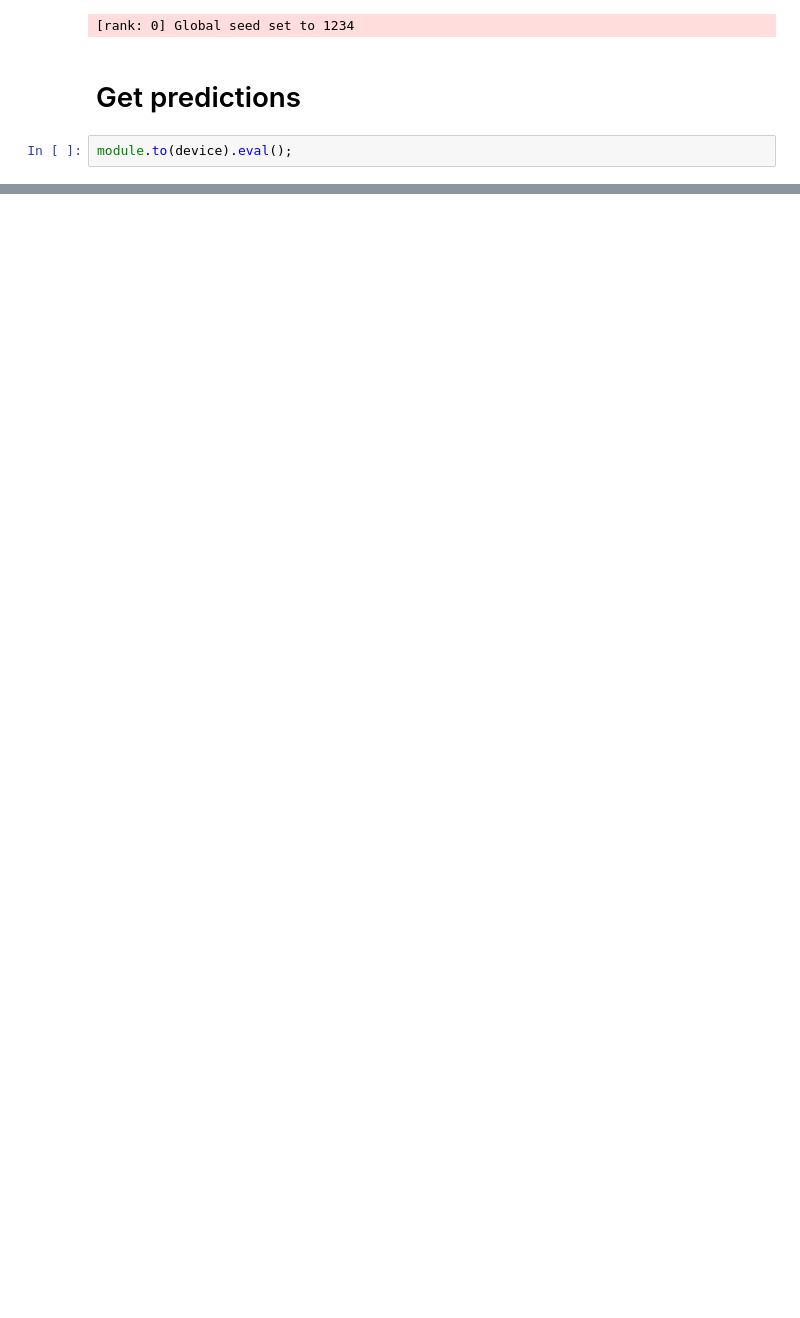
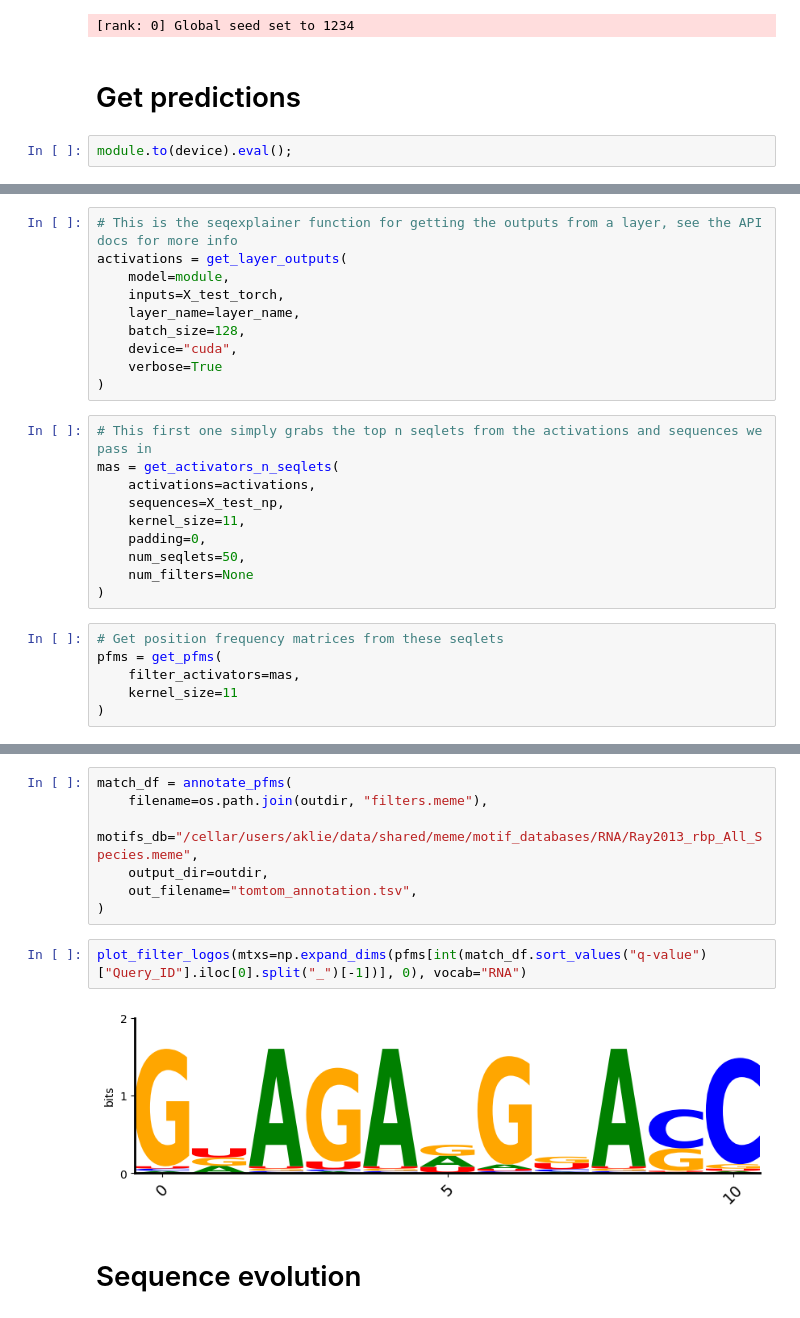
Before and after one commit to ML4GLand/EUGenE_use_cases, a Jupyter notebook: ResidualBind/5_interpret_ResidualBind.ipynb, the cells around one changed output, grey strips where cells are left out. Saved outputs shown, nothing was run; the diff lists cells and outputs as text; blank space fills up the shorter version.

```diff
--- a/ResidualBind/5_interpret_ResidualBind.ipynb
+++ b/ResidualBind/5_interpret_ResidualBind.ipynb
@@ -400,0 +151,26 @@ for k in range(len(X)):
+# %%
+# This is the seqexplainer function for getting the outputs from a layer, see the API docs for more info
+activations = get_layer_outputs(
+    model=module,
+    inputs=X_test_torch,
+    layer_name=layer_name,
+    batch_size=128,
+    device="cuda",
+    verbose=True
+)
+# %%
+# This first one simply grabs the top n seqlets from the activations and sequences we pass in
+mas = get_activators_n_seqlets(
+    activations=activations,
+    sequences=X_test_np,
+    kernel_size=11,
+    padding=0,
+    num_seqlets=50,
+    num_filters=None
+)
+# %%
+# Get position frequency matrices from these seqlets
+pfms = get_pfms(
+    filter_activators=mas,
+    kernel_size=11
+)
@@ -400,0 +186,13 @@ for k in range(len(X)):
+# %%
+match_df = annotate_pfms(
+    filename=os.path.join(outdir, "filters.meme"),
+    motifs_db="/cellar/users/aklie/data/shared/meme/motif_databases/RNA/Ray2013_rbp_All_Species.meme",
+    output_dir=outdir,
+    out_filename="tomtom_annotation.tsv",
+)
+# %%
+plot_filter_logos(mtxs=np.expand_dims(pfms[int(match_df.sort_values("q-value")["Query_ID"].iloc[0].split("_")[-1])], 0), vocab="RNA")
+# %% [output]
+[figure, added]
+# %% [markdown]
+# Sequence evolution
```
Also changed, not shown: parts of 73 cells of this notebook, 10 other files.
